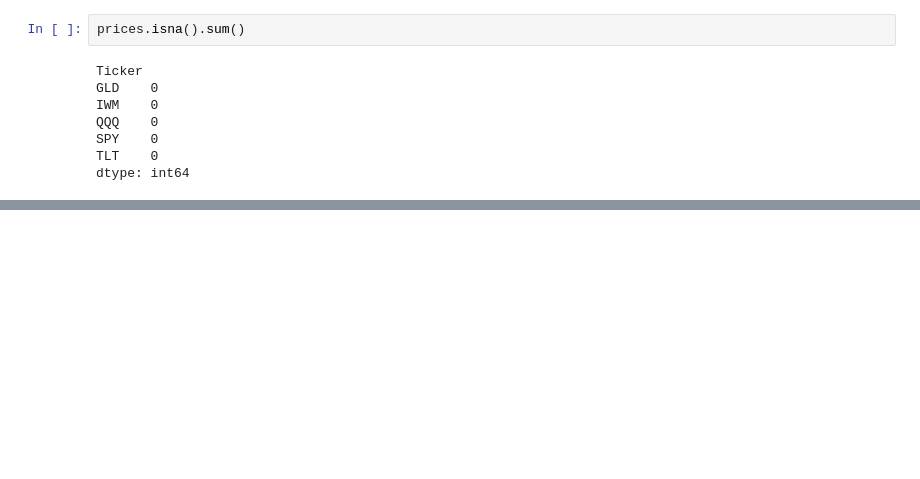
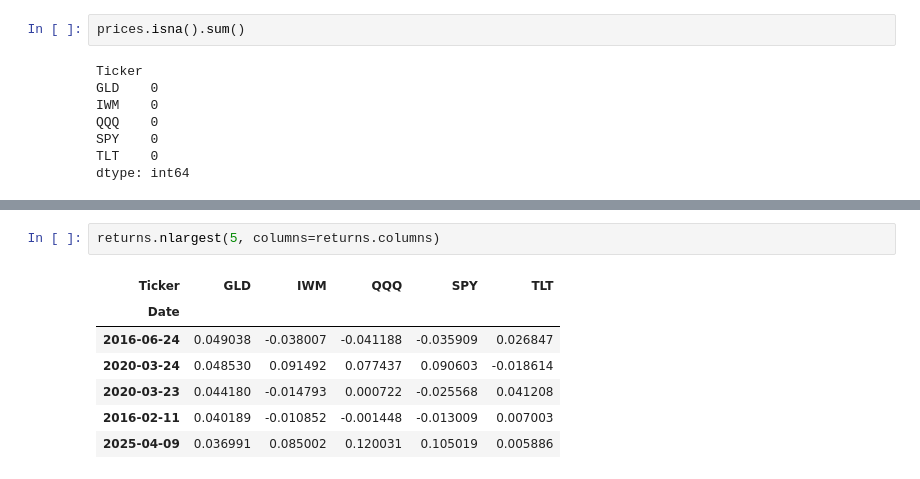
Before and after one commit to VineedMindForge/quantitative-risk-model-validation, a Jupyter notebook: project_01_market_risk_engine/notebooks/01_market_data_and_returns.ipynb, the cells around one changed output, grey strips where cells are left out. Cells and saved outputs as stored; diff of their text form; blank space fills up the shorter version.

```diff
--- a/project_01_market_risk_engine/notebooks/01_market_data_and_returns.ipynb
+++ b/project_01_market_risk_engine/notebooks/01_market_data_and_returns.ipynb
@@ -83,0 +223,10 @@ dtype: int64
+# %%
+returns.nlargest(5, columns=returns.columns)
+# %% [output]
+| Ticker | GLD | IWM | QQQ | SPY | TLT |
+| Date |  |  |  |  |  |
+| 2016-06-24 | 0.049038 | -0.038007 | -0.041188 | -0.035909 | 0.026847 |
+| 2020-03-24 | 0.048530 | 0.091492 | 0.077437 | 0.090603 | -0.018614 |
+| 2020-03-23 | 0.044180 | -0.014793 | 0.000722 | -0.025568 | 0.041208 |
+| 2016-02-11 | 0.040189 | -0.010852 | -0.001448 | -0.013009 | 0.007003 |
+| 2025-04-09 | 0.036991 | 0.085002 | 0.120031 | 0.105019 | 0.005886 |
```
Also changed, not shown: parts of 22 cells of this notebook, 5 other files.
